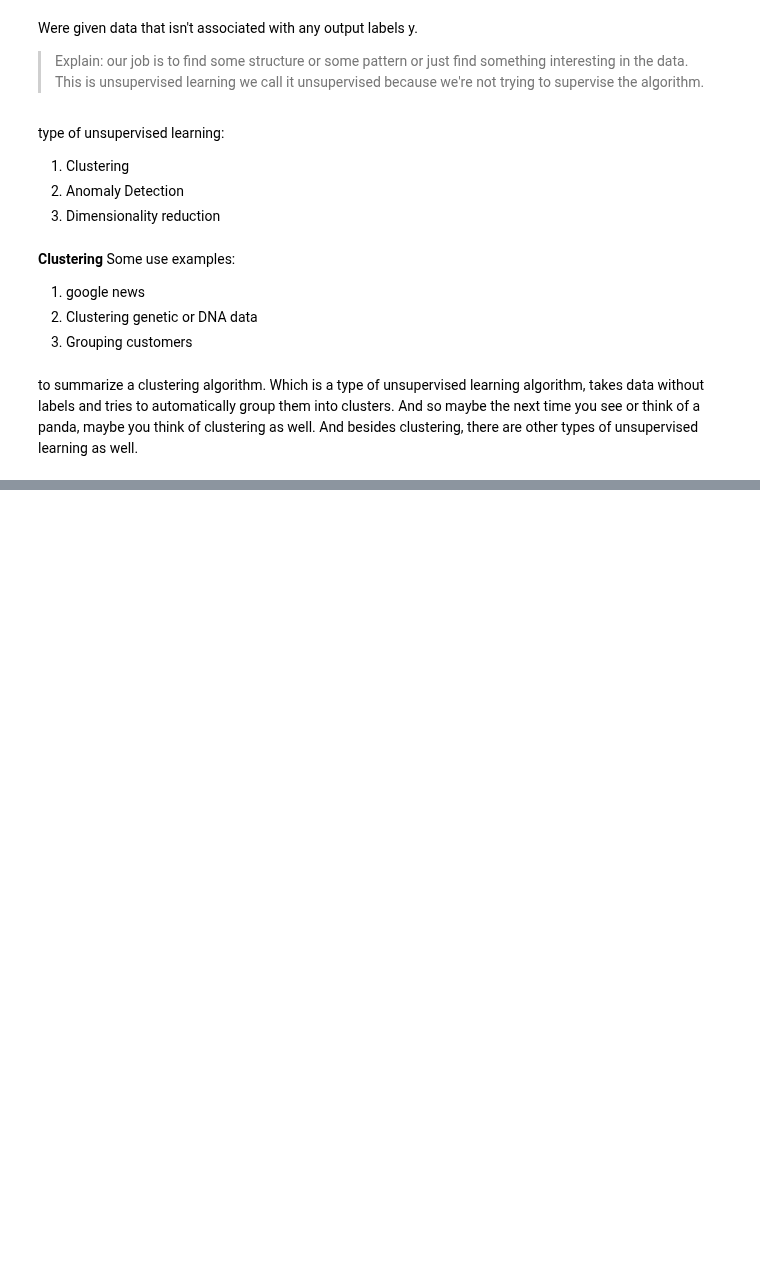
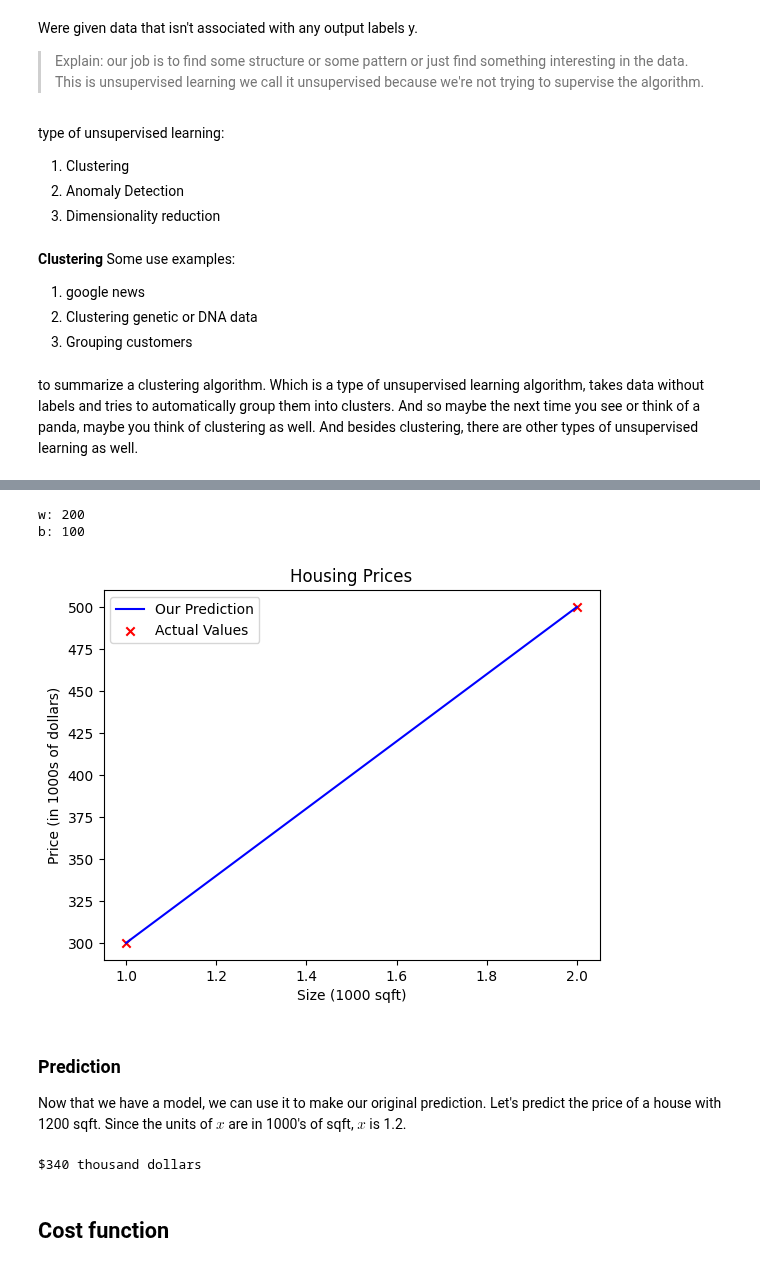
Before and after one commit to ErfanEbFiN79/Erfan-Python, a Jupyter notebook: Python Erfan/Machine Learning/Start_01/Machine_Learning_00.ipynb, the cells around one changed output, grey strips where cells are left out. Cells and saved outputs as stored; diff of their text form; code cells hidden in the pictures; blank space fills up the shorter version.

```diff
--- a/Python Erfan/Machine Learning/Start_01/Machine_Learning_00.ipynb
+++ b/Python Erfan/Machine Learning/Start_01/Machine_Learning_00.ipynb
@@ -79,0 +286,41 @@ to summarize a clustering algorithm. Which is a type of unsupervised learning al
+# %%
+w = 200
+b = 100
+print(f"w: {w}")
+print(f"b: {b}")
+# %% [output]
+w: 200
+b: 100
+# %%
+tmp_f_wb = compute_model_output(x_train, w, b,)
+
+# Plot our model prediction
+plt.plot(x_train, tmp_f_wb, c='b',label='Our Prediction')
+
+# Plot the data points
+plt.scatter(x_train, y_train, marker='x', c='r',label='Actual Values')
+
+# Set the title
+plt.title("Housing Prices")
+# Set the y-axis label
+plt.ylabel('Price (in 1000s of dollars)')
+# Set the x-axis label
+plt.xlabel('Size (1000 sqft)')
+plt.legend()
+plt.show()
+# %% [output]
+[figure, added]
+# %% [markdown]
+### Prediction
+Now that we have a model, we can use it to make our original prediction. Let's predict the price of a house with 1200 sqft. Since the units of $x$ are in 1000's of sqft, $x$ is 1.2.
+# %%
+w = 200
+b = 100
+x_i = 1.2
+cost_1200sqft = w * x_i + b
+
+print(f"${cost_1200sqft:.0f} thousand dollars")
+# %% [output]
+$340 thousand dollars
+# %% [markdown]
+## Cost function
```
Also changed, not shown: parts of 31 cells of this notebook.
